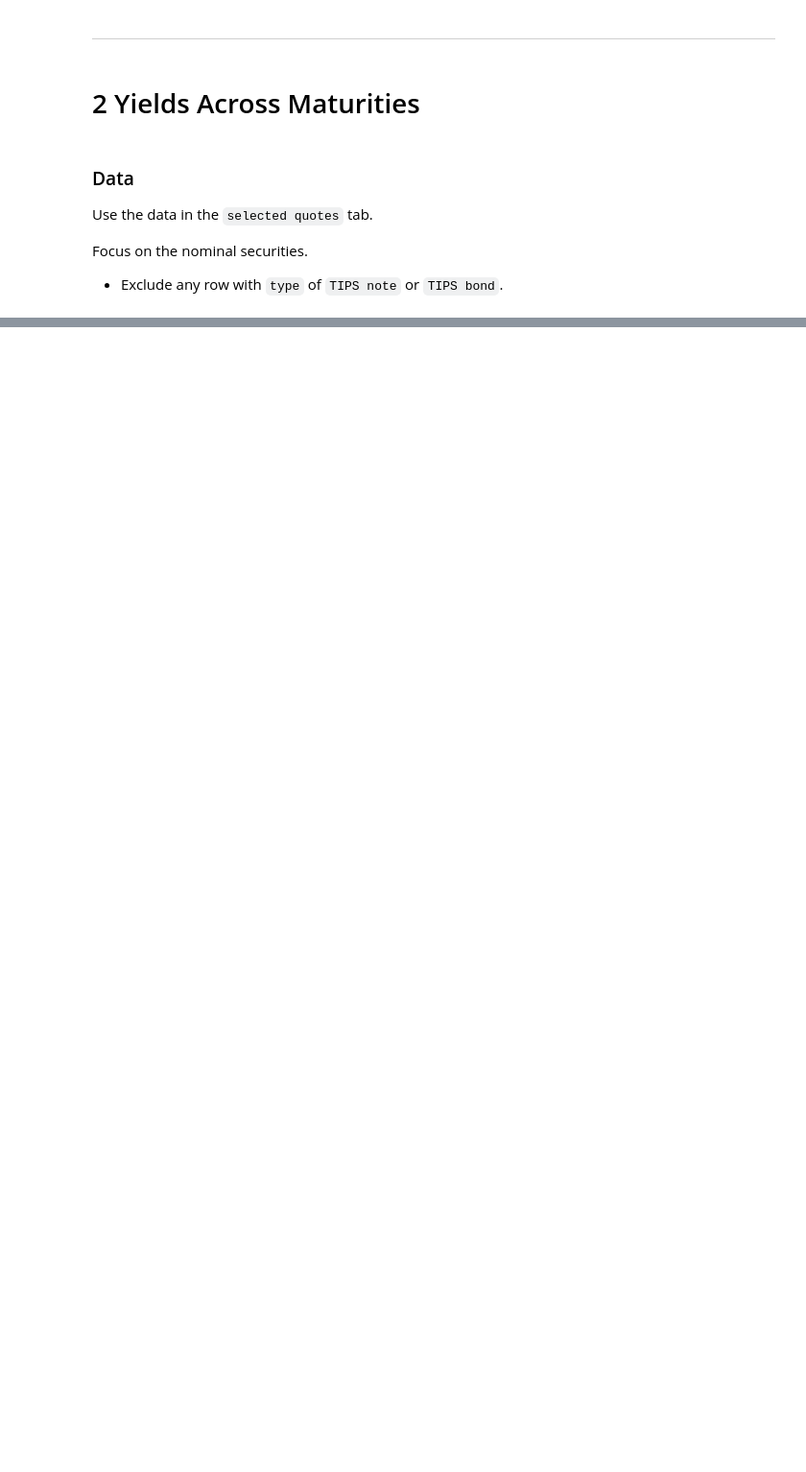
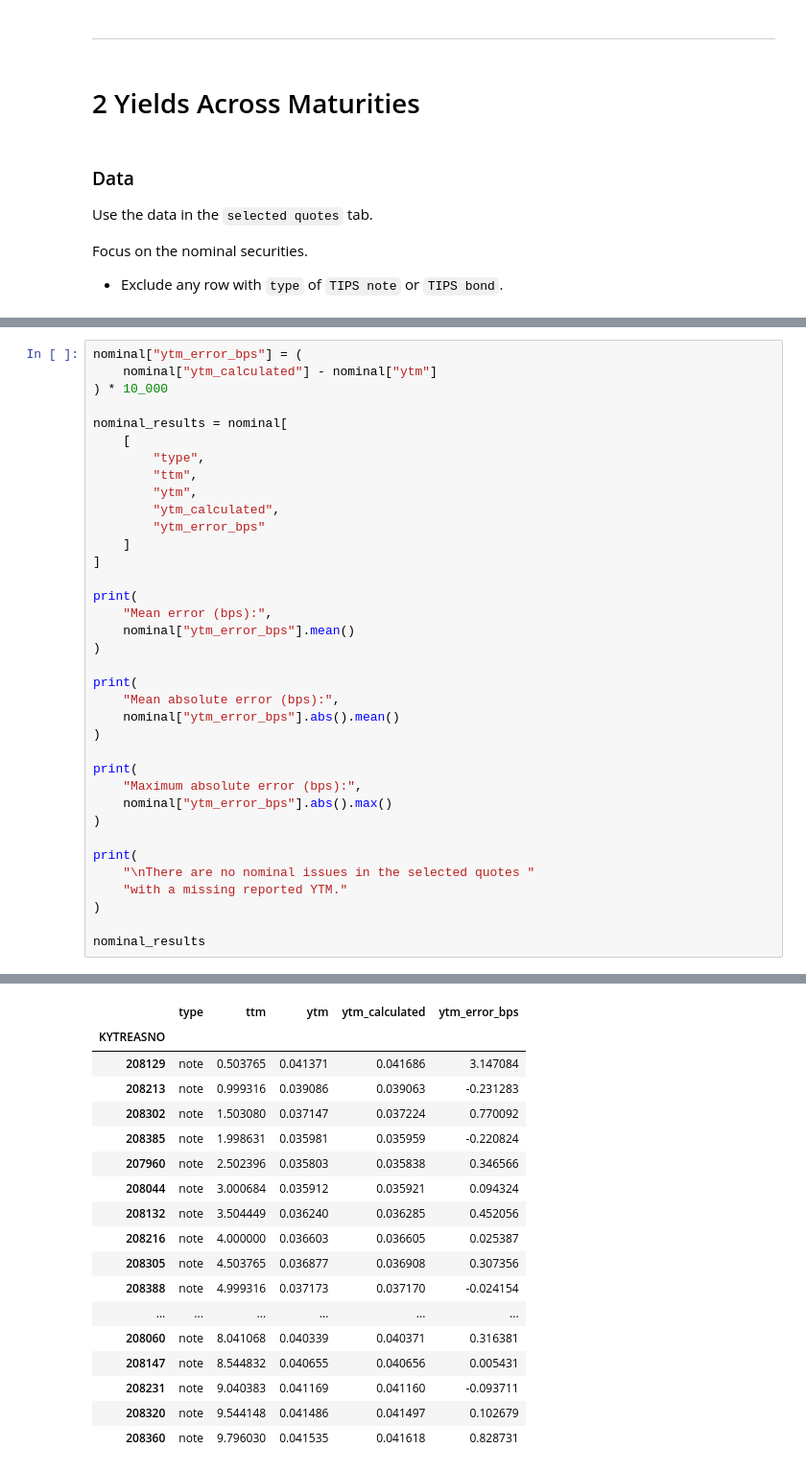
Before and after one commit to samLeung24/Quant-Part-II, a Jupyter notebook: Yields.ipynb, the cells around one changed output, grey strips where cells are left out. Shown at 96% size. Drawn from its saved outputs; the diff is of its cells as text; blank space fills up the shorter version.

```diff
--- a/Yields.ipynb
+++ b/Yields.ipynb
@@ -147,0 +158,37 @@ Identify the T-bills using `type`=`bill` or looking for `cpnrate` of 0.
+# %%
+nominal["ytm_error_bps"] = (
+    nominal["ytm_calculated"] - nominal["ytm"]
+) * 10_000
+
+nominal_results = nominal[
+    [
+        "type",
+        "ttm",
+        "ytm",
+        "ytm_calculated",
+        "ytm_error_bps"
+    ]
+]
+
+print(
+    "Mean error (bps):",
+    nominal["ytm_error_bps"].mean()
+)
+
+print(
+    "Mean absolute error (bps):",
+    nominal["ytm_error_bps"].abs().mean()
+)
+
+print(
+    "Maximum absolute error (bps):",
+    nominal["ytm_error_bps"].abs().max()
+)
+
+print(
+    "\nThere are no nominal issues in the selected quotes "
+    "with a missing reported YTM."
+)
+
+nominal_results
+# %% [output]
@@ -147,0 +200,18 @@ Identify the T-bills using `type`=`bill` or looking for `cpnrate` of 0.
+|  | type | ttm | ytm | ytm_calculated | ytm_error_bps |
+| KYTREASNO |  |  |  |  |  |
+| 208129 | note | 0.503765 | 0.041371 | 0.041686 | 3.147084 |
+| 208213 | note | 0.999316 | 0.039086 | 0.039063 | -0.231283 |
+| 208302 | note | 1.503080 | 0.037147 | 0.037224 | 0.770092 |
+| 208385 | note | 1.998631 | 0.035981 | 0.035959 | -0.220824 |
+| 207960 | note | 2.502396 | 0.035803 | 0.035838 | 0.346566 |
+| 208044 | note | 3.000684 | 0.035912 | 0.035921 | 0.094324 |
+| 208132 | note | 3.504449 | 0.036240 | 0.036285 | 0.452056 |
+| 208216 | note | 4.000000 | 0.036603 | 0.036605 | 0.025387 |
+| 208305 | note | 4.503765 | 0.036877 | 0.036908 | 0.307356 |
+| 208388 | note | 4.999316 | 0.037173 | 0.037170 | -0.024154 |
+| ... | ... | ... | ... | ... | ... |
+| 208060 | note | 8.041068 | 0.040339 | 0.040371 | 0.316381 |
+| 208147 | note | 8.544832 | 0.040655 | 0.040656 | 0.005431 |
+| 208231 | note | 9.040383 | 0.041169 | 0.041160 | -0.093711 |
+| 208320 | note | 9.544148 | 0.041486 | 0.041497 | 0.102679 |
+| 208360 | note | 9.796030 | 0.041535 | 0.041618 | 0.828731 |
```
Also changed, not shown: parts of 7 cells of this notebook, 1 other file.
